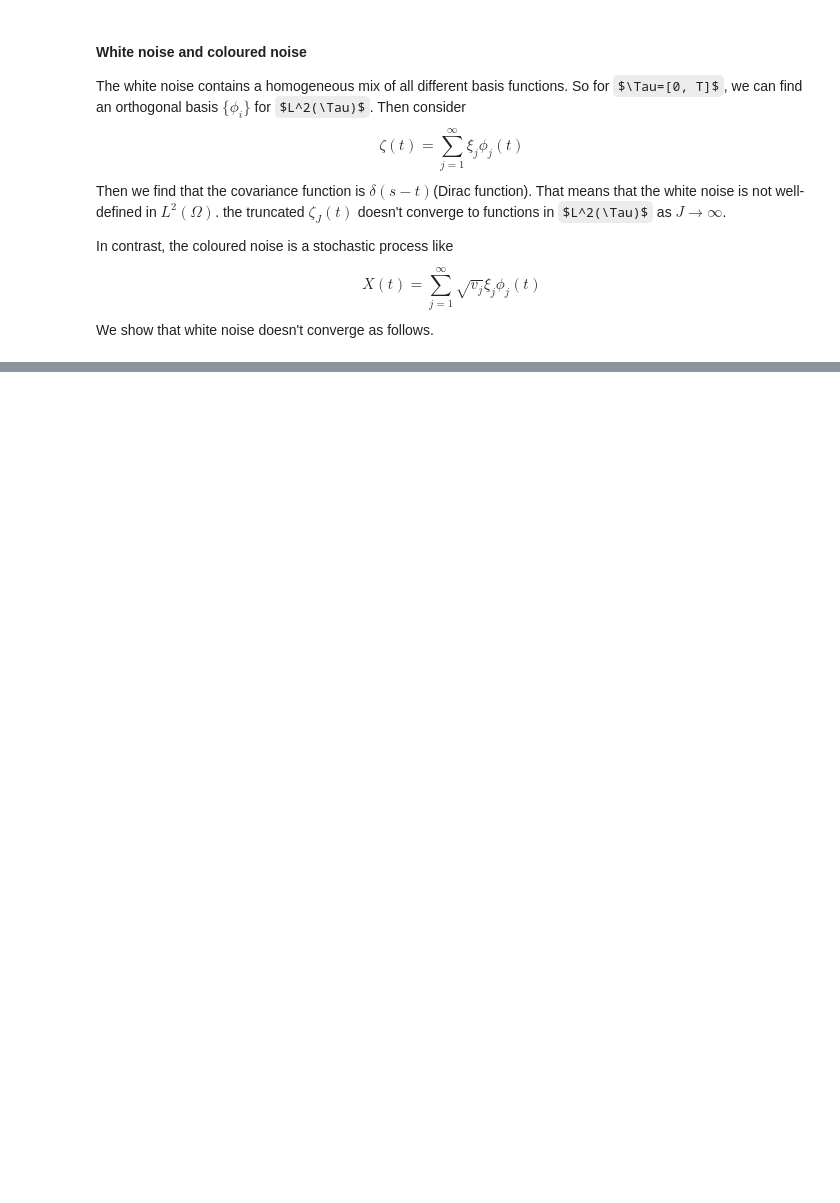
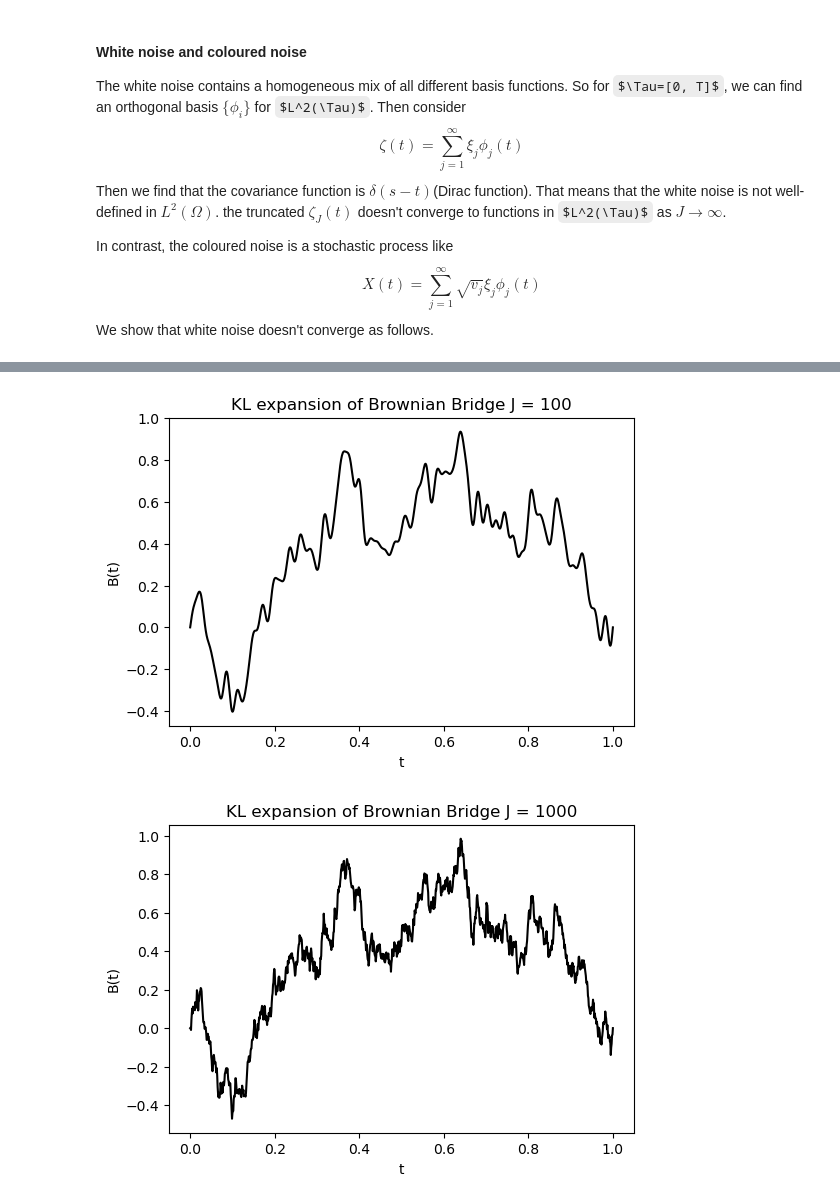
Before and after one commit to cgymmy/learnSDE, a Jupyter notebook: report.ipynb, the cells around one changed output, grey strips where cells are left out. Cells and saved outputs as stored; diff of their text form; code cells hidden in the pictures; some formulas as TeX source; blank space fills up the shorter version.

```diff
--- a/report.ipynb
+++ b/report.ipynb
@@ -157,0 +161,22 @@ Then the covariance function $$C(s, t) = \sum_{j=1}^J v_j \phi_j(s)\phi_j(t)$$
+# %%
+def KL_BrownianBridge(T, N, J, seed=None):
+    t = np.linspace(0, T, N + 1)
+    B = np.zeros(N + 1)
+    j = np.arange(1, J+1)
+    np.random.seed(seed)
+    xi = np.random.randn(J)
+    for i in range(N + 1):
+        ti = t[i]
+        Bt = sqrt(2)/(pi*j) * np.sin(j * pi * ti) * xi
+        B[i] = np.sum(Bt)
+    return t, B
+T = 1; N = 1000
+J = 100
+t, B = KL_BrownianBridge(T, N, J, 24)
+Utils.Plot(t, B, 't', 'B(t)', f'KL expansion of Brownian Bridge J = {J}')
+J = 1000
+t, B = KL_BrownianBridge(T, N, J, 24)
+Utils.Plot(t, B, 't', 'B(t)', f'KL expansion of Brownian Bridge J = {J}')
+# %% [output]
+[figure, added]
+[figure, added]
```
Also changed, not shown: parts of 31 cells of this notebook, 1 other file.
